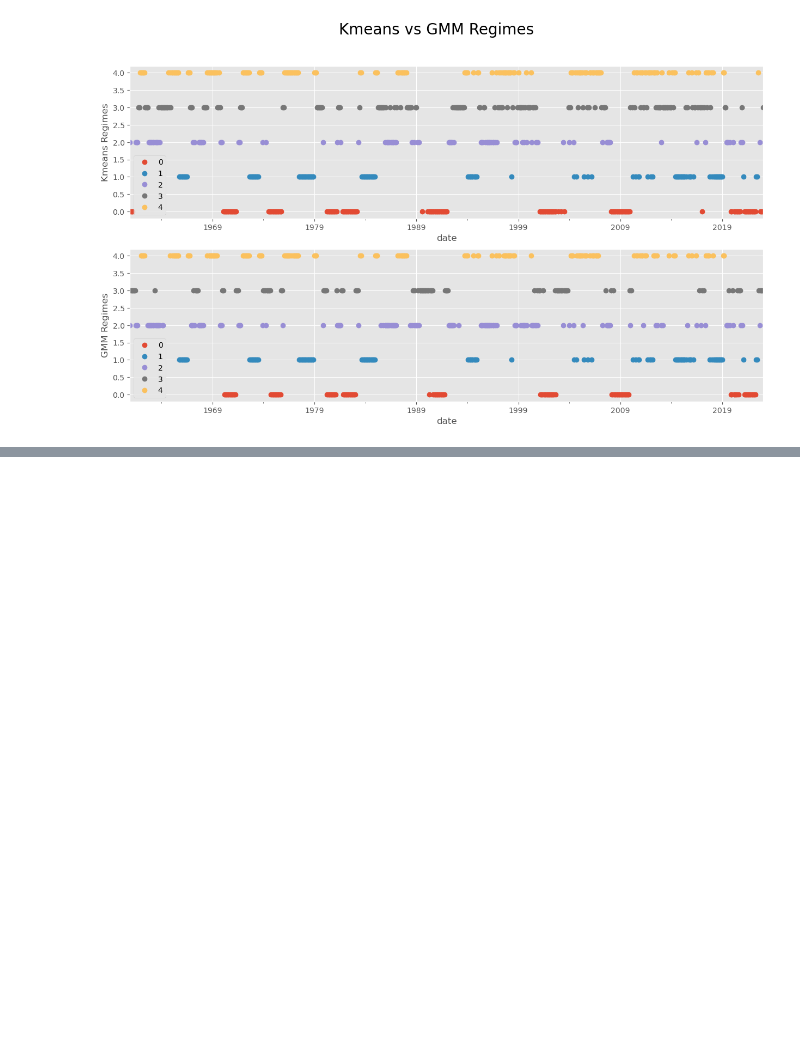
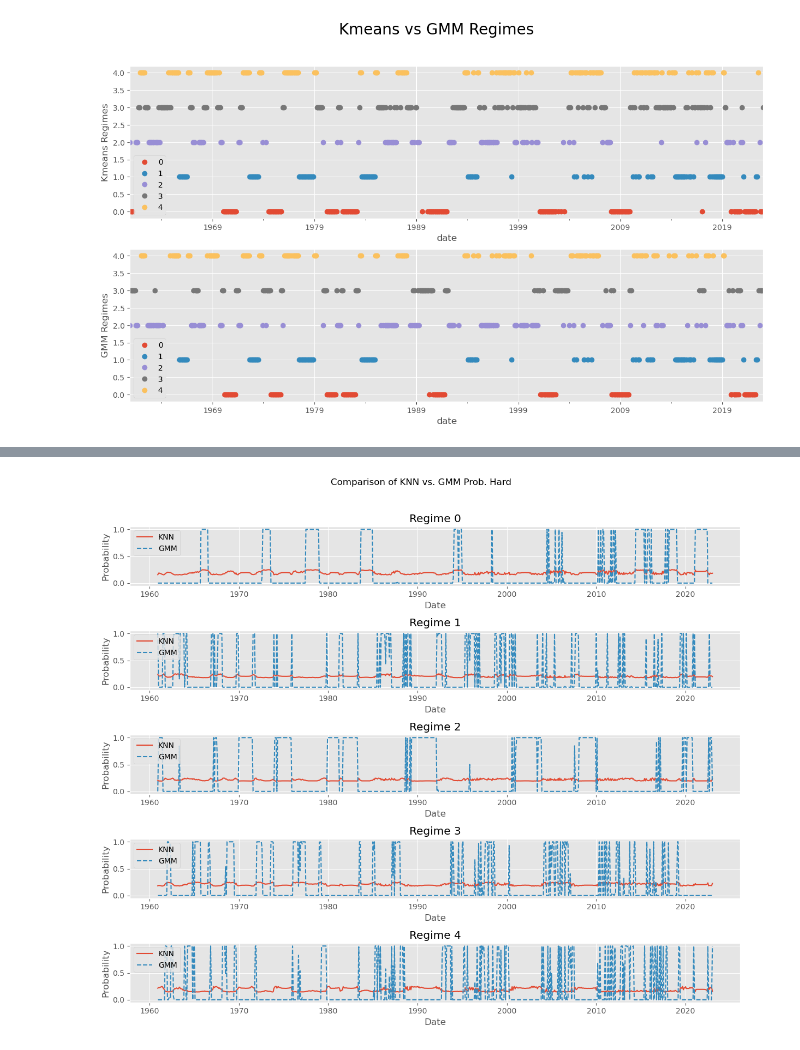
Before and after one commit to dcuoliveira/meta-learning-fin, a Jupyter notebook: src/drafts/gmm_test.ipynb, the cells around one changed output, grey strips where cells are left out. Cells and saved outputs as stored; diff of their text form; code cells hidden in the pictures; blank space fills up the shorter version.

```diff
--- a/src/drafts/gmm_test.ipynb
+++ b/src/drafts/gmm_test.ipynb
@@ -169,0 +276,18 @@ axs[1].legend()
+# %%
+# Set the figure size and number of subplots for HARD probabilities comparison
+fig, axes = plt.subplots(len(knn_hard_probs_df.columns), 1, figsize=(12, 2 * len(knn_hard_probs_df.columns)))
+fig.suptitle("Comparison of KNN vs. GMM Prob. Hard", y=1.02)
+
+for i, feature in enumerate(knn_hard_probs_df.columns):
+    ax = axes[i]
+    ax.plot(knn_hard_probs_df.index, knn_hard_probs_df[feature], label="KNN")
+    ax.plot(gmm_hard_probs_df.index, gmm_hard_probs_df[feature], label="GMM", linestyle="--")
+    ax.set_title(f"Regime {feature}")
+    ax.legend(loc="upper left")
+    ax.set_ylabel("Probability")
+    ax.set_xlabel("Date")
+
+plt.tight_layout()
+plt.show()
+# %% [output]
+[figure, added]
```
Also changed, not shown: parts of 10 cells of this notebook.
